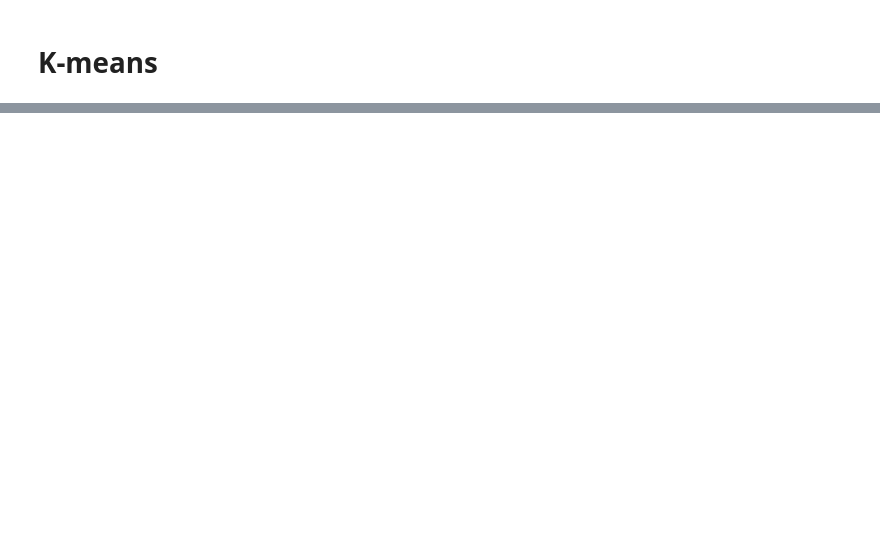
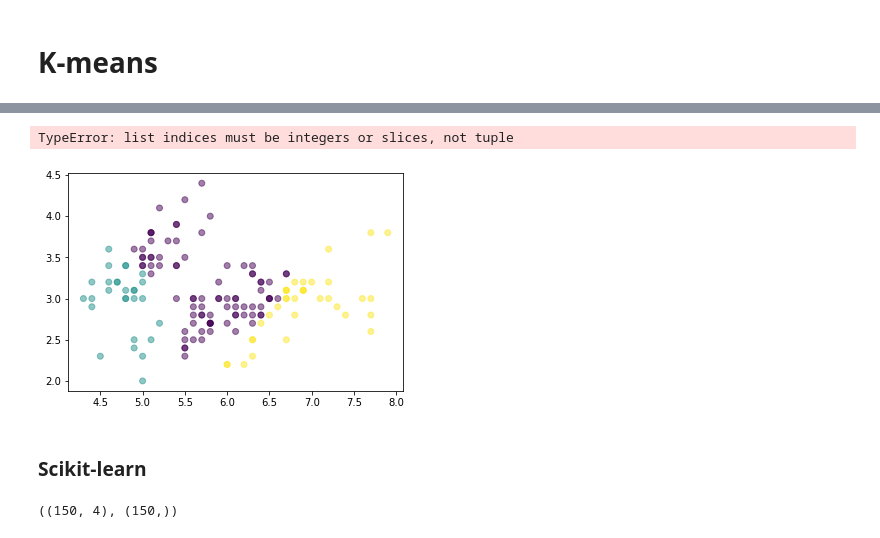
Before and after one commit to yoo9519/Data-dev, a Jupyter notebook: algorithm/kmeans.ipynb, the cells around one changed output, grey strips where cells are left out. Saved outputs shown, nothing was run; the diff lists cells and outputs as text; code cells hidden in the pictures; blank space fills up the shorter version.

```diff
--- a/algorithm/kmeans.ipynb
+++ b/algorithm/kmeans.ipynb
@@ -37,0 +83,6 @@ centroids
+# %%
+centroids_old = deepcopy(centroids)
+
+for i in range(k):
+    points = [sepal_length_width[j] for j in range(len(sepal_length_width)) if labels[j]==i]
+    centroids[i] = np.mean(points, axis=0)
@@ -37,0 +95,17 @@ centroids
+# %%
+plt.scatter(x, y, c=labels, alpha=0.5)
+plt.scatter(centroids_old[:, 0], centroids_old[:, 1], c='blue')
+plt.scatter(centroids[:,0], centroids[:,1], c='red')
+plt.show()
+# %% [output]
+TypeError: list indices must be integers or slices, not tuple
+[figure, added]
+# %% [markdown]
+### Scikit-learn
+# %%
+iris = datasets.load_iris()
+target = iris.target
+data = iris.data
+data.shape, target.shape
+# %% [output]
+((150, 4), (150,))
```
Also changed, not shown: parts of 16 cells of this notebook, 3 other files.
